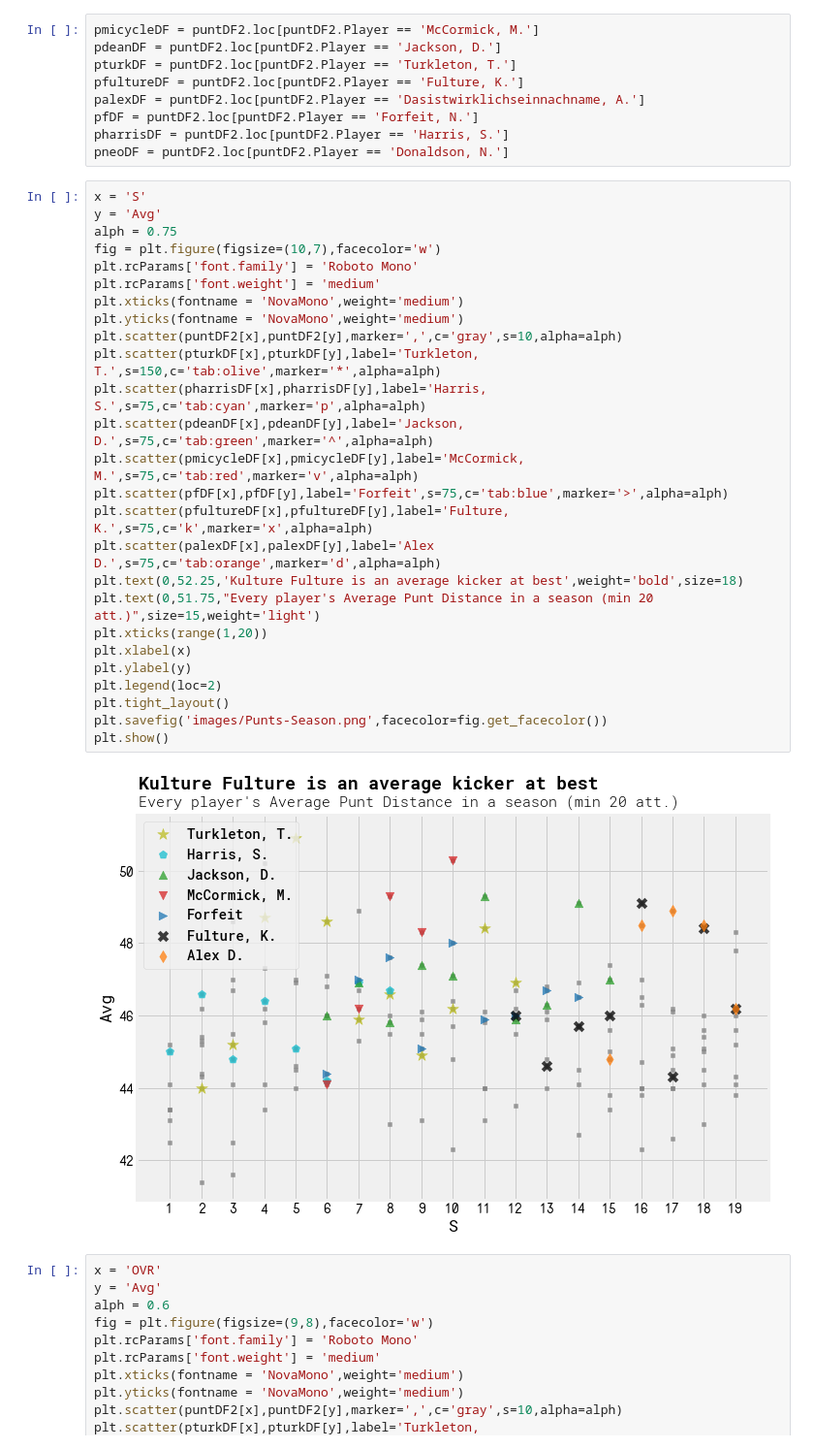
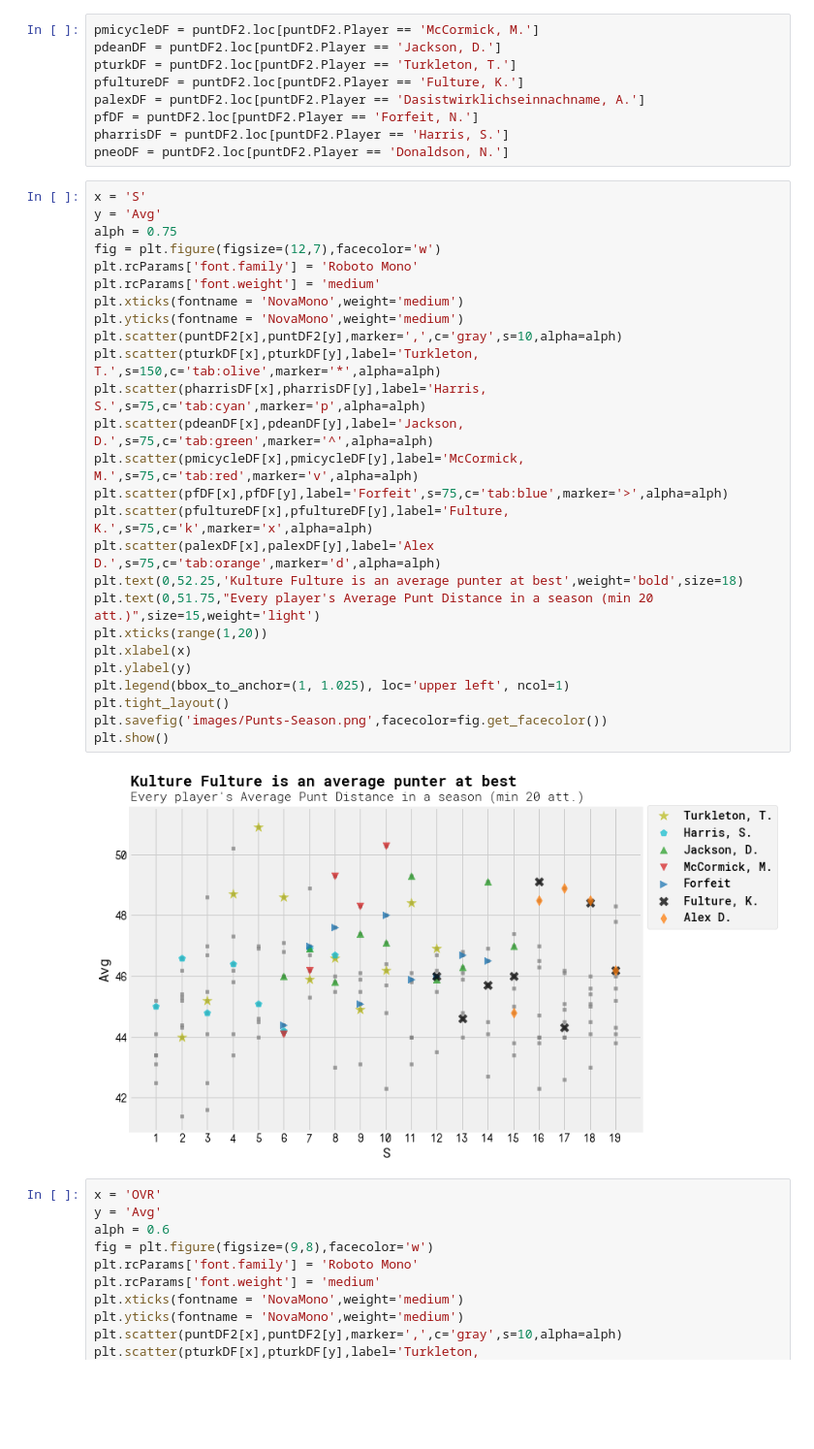
Before and after one commit to infinitempg/kicker-correlations, a Jupyter notebook: analysis.ipynb, the cells around one changed output. Shown at 97% size. Saved outputs shown, nothing was run; the diff lists cells and outputs as text; blank space fills up the shorter version.

```diff
--- a/analysis.ipynb
+++ b/analysis.ipynb
@@ -407,31 +407,31 @@ pneoDF = puntDF2.loc[puntDF2.Player == 'Donaldson, N.']
 # %%
 x = 'S'
 y = 'Avg'
 alph = 0.75
-fig = plt.figure(figsize=(10,7),facecolor='w')
+fig = plt.figure(figsize=(12,7),facecolor='w')
 plt.rcParams['font.family'] = 'Roboto Mono'
 plt.rcParams['font.weight'] = 'medium'
 plt.xticks(fontname = 'NovaMono',weight='medium')
 plt.yticks(fontname = 'NovaMono',weight='medium')
 plt.scatter(puntDF2[x],puntDF2[y],marker=',',c='gray',s=10,alpha=alph)
 plt.scatter(pturkDF[x],pturkDF[y],label='Turkleton, T.',s=150,c='tab:olive',marker='*',alpha=alph)
 plt.scatter(pharrisDF[x],pharrisDF[y],label='Harris, S.',s=75,c='tab:cyan',marker='p',alpha=alph)
 plt.scatter(pdeanDF[x],pdeanDF[y],label='Jackson, D.',s=75,c='tab:green',marker='^',alpha=alph)
 plt.scatter(pmicycleDF[x],pmicycleDF[y],label='McCormick, M.',s=75,c='tab:red',marker='v',alpha=alph)
 plt.scatter(pfDF[x],pfDF[y],label='Forfeit',s=75,c='tab:blue',marker='>',alpha=alph)
 plt.scatter(pfultureDF[x],pfultureDF[y],label='Fulture, K.',s=75,c='k',marker='x',alpha=alph)
 plt.scatter(palexDF[x],palexDF[y],label='Alex D.',s=75,c='tab:orange',marker='d',alpha=alph)
-plt.text(0,52.25,'Kulture Fulture is an average kicker at best',weight='bold',size=18)
+plt.text(0,52.25,'Kulture Fulture is an average punter at best',weight='bold',size=18)
 plt.text(0,51.75,"Every player's Average Punt Distance in a season (min 20 att.)",size=15,weight='light')
 plt.xticks(range(1,20))
 plt.xlabel(x)
 plt.ylabel(y)
-plt.legend(loc=2)
+plt.legend(bbox_to_anchor=(1, 1.025), loc='upper left', ncol=1)
 plt.tight_layout()
 plt.savefig('images/Punts-Season.png',facecolor=fig.get_facecolor())
 plt.show()
 # %% [output]
-[figure, old version]
+[figure, new version]
 # %%
 x = 'OVR'
 y = 'Avg'
```
Also changed, not shown: parts of 1 cell of this notebook, 1 other file.
